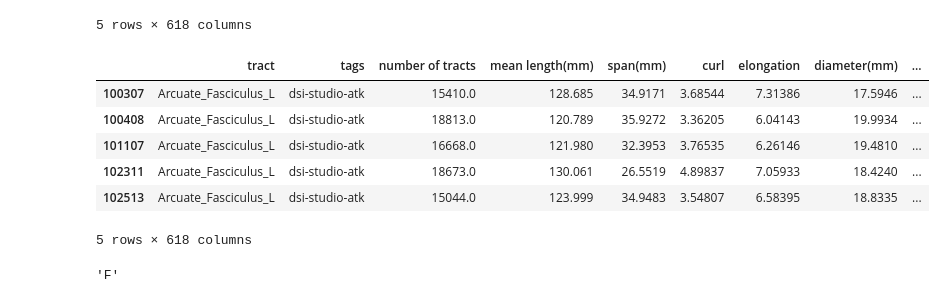
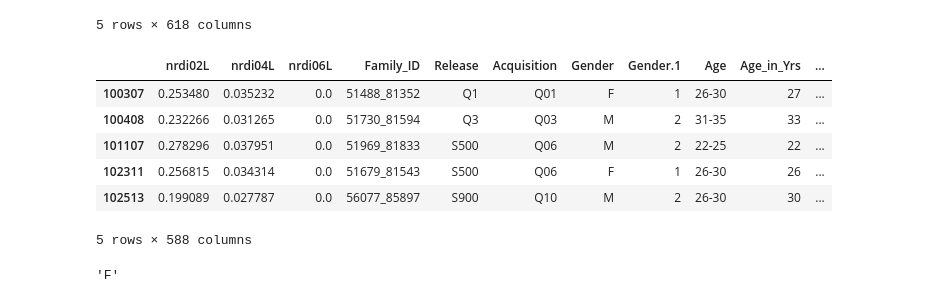
Before and after one commit to benedetta-mariani/BrainHack-Padova-2020, a Jupyter notebook: BrainHack_Padova.ipynb, the cells around one changed output. Drawn from its saved outputs; the diff is of its cells as text; code cells hidden in the pictures.

```diff
--- a/BrainHack_Padova.ipynb
+++ b/BrainHack_Padova.ipynb
@@ -32,15 +30,15 @@ example[col[:]].head()
 | 102513 | Arcuate_Fasciculus_L | dsi-studio-atk | 15044.0 | 123.999 | 34.9483 | 3.54807 | 6.58395 | 18.8335 | ... |
 5 rows × 618 columns
 # %%
-example[col[:]].head()
+example[col[30:]].head()
 # %% [output]
-|  | tract | tags | number of tracts | mean length(mm) | span(mm) | curl | elongation | diameter(mm) | ... |
-| 100307 | Arcuate_Fasciculus_L | dsi-studio-atk | 15410.0 | 128.685 | 34.9171 | 3.68544 | 7.31386 | 17.5946 | ... |
-| 100408 | Arcuate_Fasciculus_L | dsi-studio-atk | 18813.0 | 120.789 | 35.9272 | 3.36205 | 6.04143 | 19.9934 | ... |
-| 101107 | Arcuate_Fasciculus_L | dsi-studio-atk | 16668.0 | 121.980 | 32.3953 | 3.76535 | 6.26146 | 19.4810 | ... |
-| 102311 | Arcuate_Fasciculus_L | dsi-studio-atk | 18673.0 | 130.061 | 26.5519 | 4.89837 | 7.05933 | 18.4240 | ... |
-| 102513 | Arcuate_Fasciculus_L | dsi-studio-atk | 15044.0 | 123.999 | 34.9483 | 3.54807 | 6.58395 | 18.8335 | ... |
+|  | nrdi02L | nrdi04L | nrdi06L | Family_ID | Release | Acquisition | Gender | Gender.1 | Age | Age_in_Yrs | ... |
+| 100307 | 0.253480 | 0.035232 | 0.0 | 51488_81352 | Q1 | Q01 | F | 1 | 26-30 | 27 | ... |
+| 100408 | 0.232266 | 0.031265 | 0.0 | 51730_81594 | Q3 | Q03 | M | 2 | 31-35 | 33 | ... |
+| 101107 | 0.278296 | 0.037951 | 0.0 | 51969_81833 | S500 | Q06 | M | 2 | 22-25 | 22 | ... |
+| 102311 | 0.256815 | 0.034314 | 0.0 | 51679_81543 | S500 | Q06 | F | 1 | 26-30 | 26 | ... |
+| 102513 | 0.199089 | 0.027787 | 0.0 | 56077_85897 | S900 | Q10 | M | 2 | 26-30 | 30 | ... |
-5 rows × 618 columns
+5 rows × 588 columns
 # %%
 example[col[40:]].iloc[339]
 example["Gender"].iloc[339]
```
Also changed, not shown: parts of 6 cells of this notebook.
